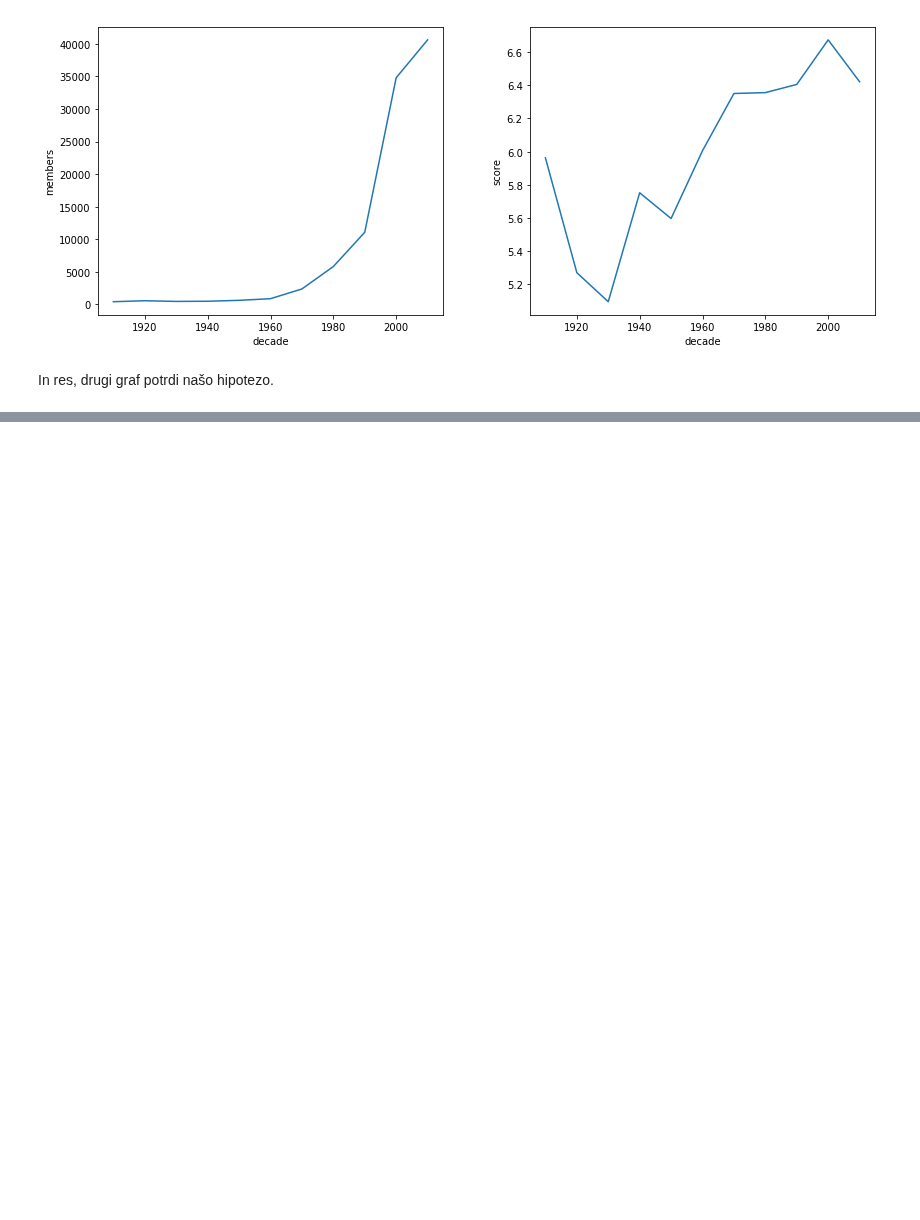
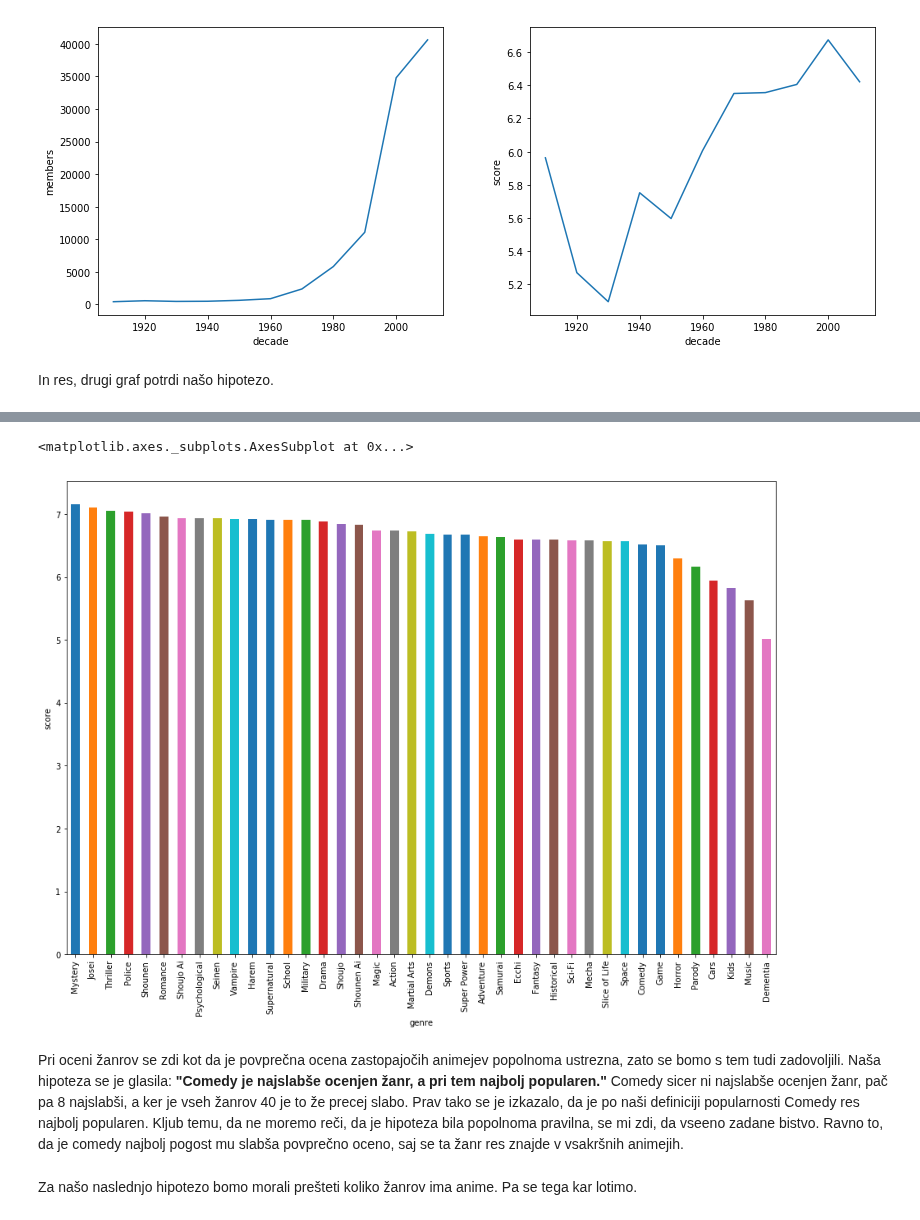
Before and after one commit to DanielVitas/projektna-naloga-programiranje-1, a Jupyter notebook: animenotebook.ipynb, the cells around one changed output, grey strips where cells are left out. Drawn from its saved outputs; the diff is of its cells as text; code cells hidden in the pictures; blank space fills up the shorter version.

```diff
--- a/animenotebook.ipynb
+++ b/animenotebook.ipynb
@@ -261,0 +297,12 @@ anime.members.mean()
+# %%
+fig = plt.figure(1)
+ax1 = fig.add_subplot(111, position=[0, 0, 2, 2])
+ax1.set_ylabel('score')
+anime_by_genres['score'].mean().sort_values(ascending=False).plot.bar(ax=ax1)
+# %% [output]
+<matplotlib.axes._subplots.AxesSubplot at 0x...>
+[figure, added]
+# %% [markdown]
+Pri oceni žanrov se zdi kot da je povprečna ocena zastopajočih animejev popolnoma ustrezna, zato se bomo s tem tudi zadovoljili. Naša hipoteza se je glasila: __"Comedy je najslabše ocenjen žanr, a pri tem najbolj popularen."__ Comedy sicer ni najslabše ocenjen žanr, pač pa 8 najslabši, a ker je vseh žanrov 40 je to že precej slabo. Prav tako se je izkazalo, da je po naši definiciji popularnosti Comedy res najbolj popularen. Kljub temu, da ne moremo reči, da je hipoteza bila popolnoma pravilna, se mi zdi, da vseeno zadane bistvo. Ravno to, da je comedy najbolj pogost mu slabša povprečno oceno, saj se ta žanr res znajde v vsakršnih animejih.
+# %% [markdown]
+Za našo naslednjo hipotezo bomo morali prešteti koliko žanrov ima anime. Pa se tega kar lotimo.
```
Also changed, not shown: parts of 49 cells of this notebook, 1 other file.
